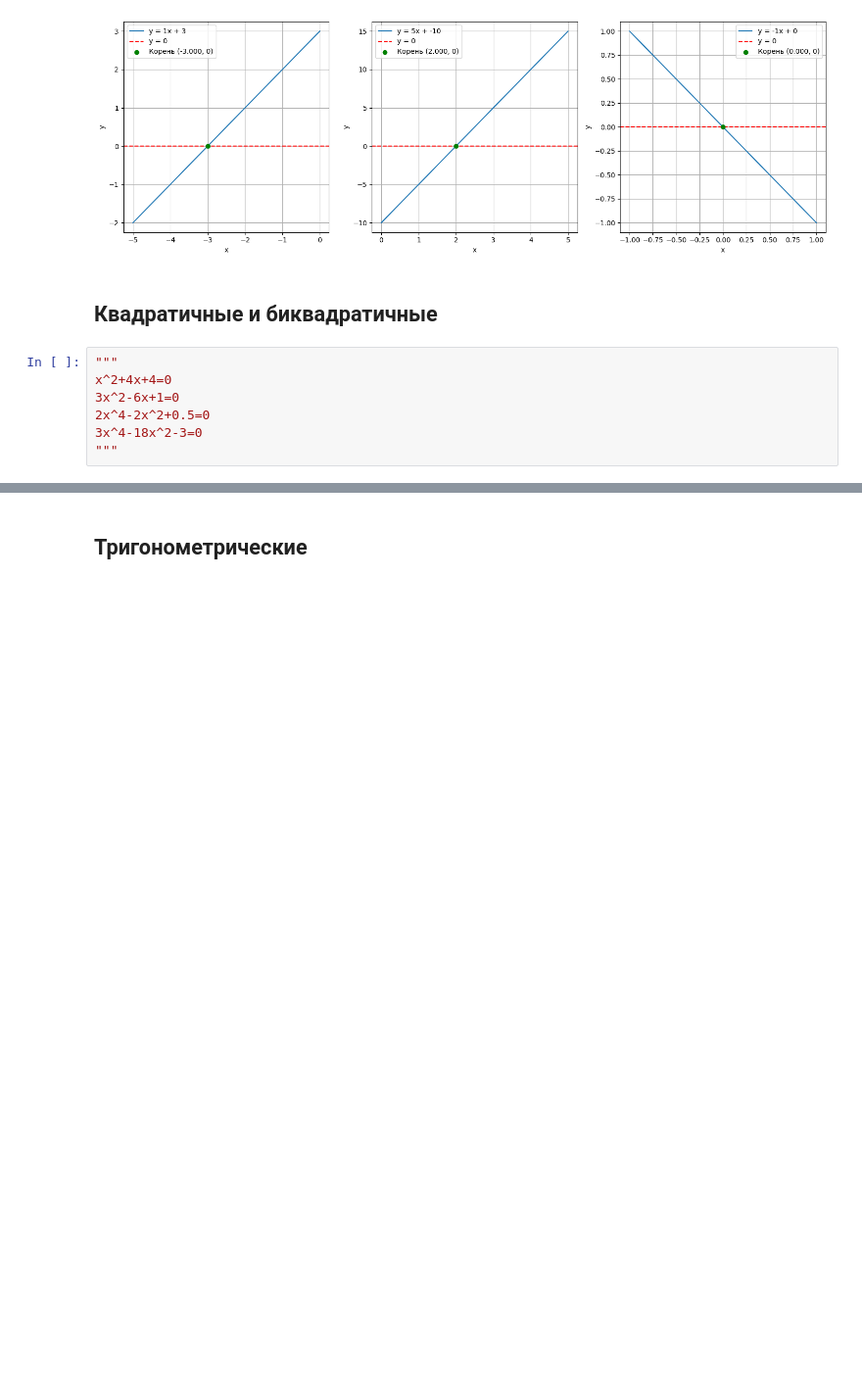
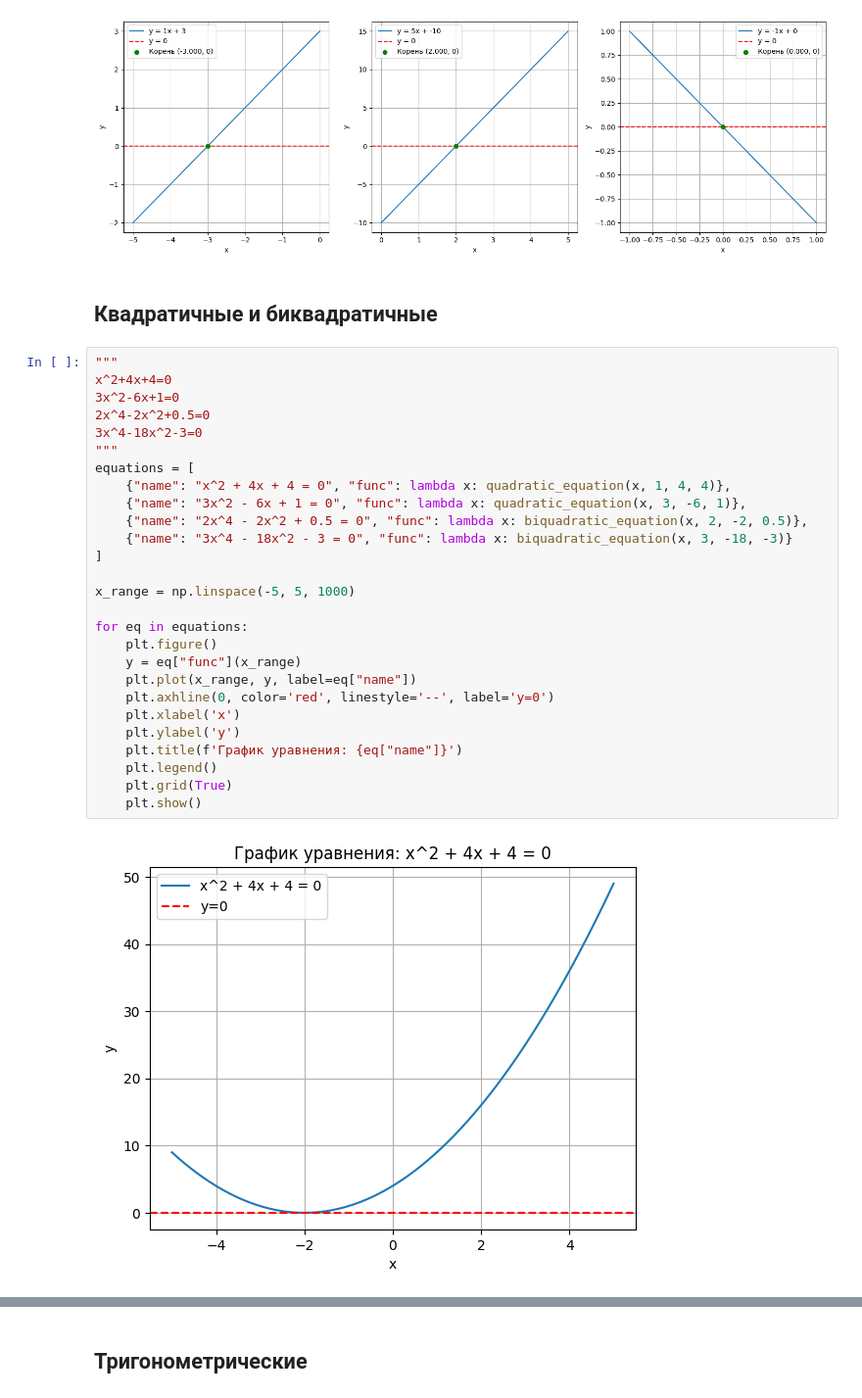
Before and after one commit to Irina-ferr/automation-of-biomedical-information-processing, a Jupyter notebook: lecture 1/1.ipynb, the cells around one changed output, grey strips where cells are left out. Shown at 98% size. Drawn from its saved outputs; the diff is of its cells as text; blank space fills up the shorter version.

Commit message:
графики для определения интервала поиска

```diff
--- a/lecture 1/1.ipynb
+++ b/lecture 1/1.ipynb
@@ -104,7 +104,29 @@ plt.show()
 # %%
 """
 x^2+4x+4=0
 3x^2-6x+1=0
 2x^4-2x^2+0.5=0
 3x^4-18x^2-3=0
 """
+equations = [
+    {"name": "x^2 + 4x + 4 = 0", "func": lambda x: quadratic_equation(x, 1, 4, 4)},
+    {"name": "3x^2 - 6x + 1 = 0", "func": lambda x: quadratic_equation(x, 3, -6, 1)},
+    {"name": "2x^4 - 2x^2 + 0.5 = 0", "func": lambda x: biquadratic_equation(x, 2, -2, 0.5)},
+    {"name": "3x^4 - 18x^2 - 3 = 0", "func": lambda x: biquadratic_equation(x, 3, -18, -3)}
+]
+
+x_range = np.linspace(-5, 5, 1000)
+
+for eq in equations:
+    plt.figure()
+    y = eq["func"](x_range)
+    plt.plot(x_range, y, label=eq["name"])
+    plt.axhline(0, color='red', linestyle='--', label='y=0')
+    plt.xlabel('x')
+    plt.ylabel('y')
+    plt.title(f'График уравнения: {eq["name"]}')
+    plt.legend()
+    plt.grid(True)
+    plt.show()
+# %% [output]
+[figure, added]
```
Also changed, not shown: parts of 1 cell of this notebook.
